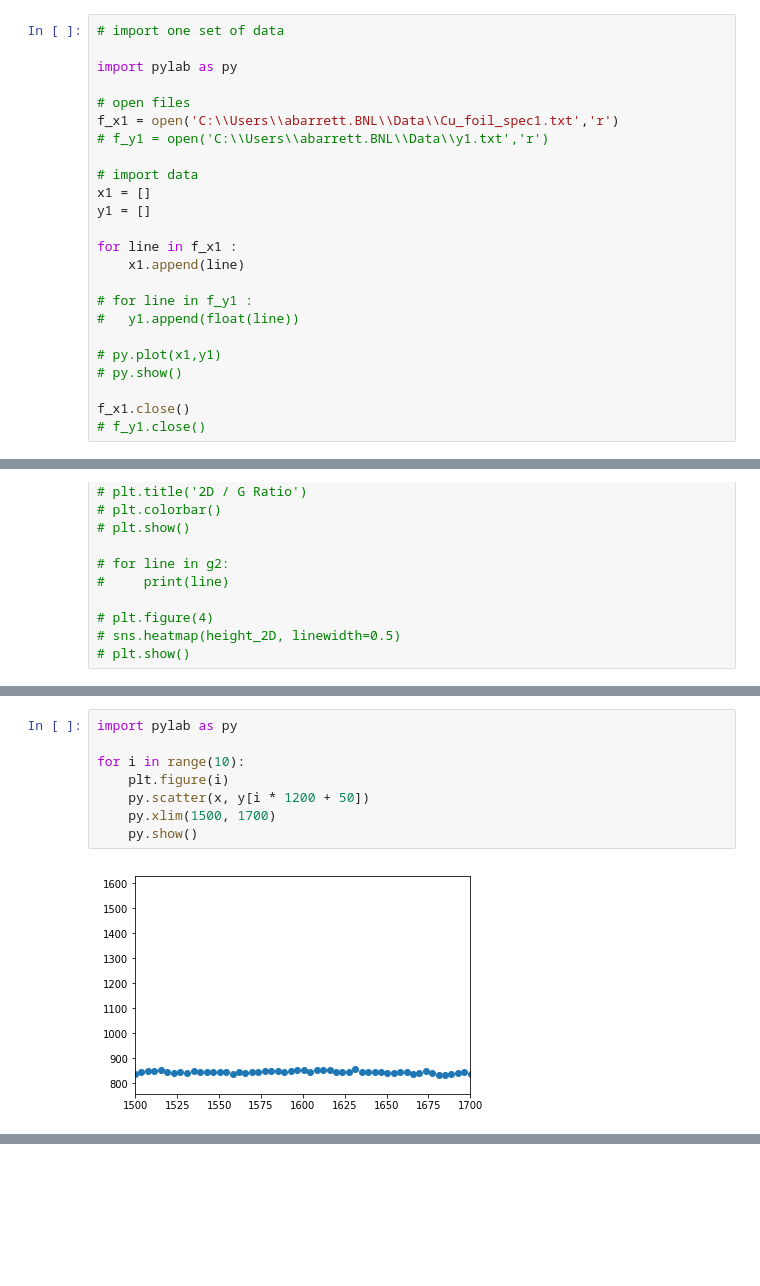
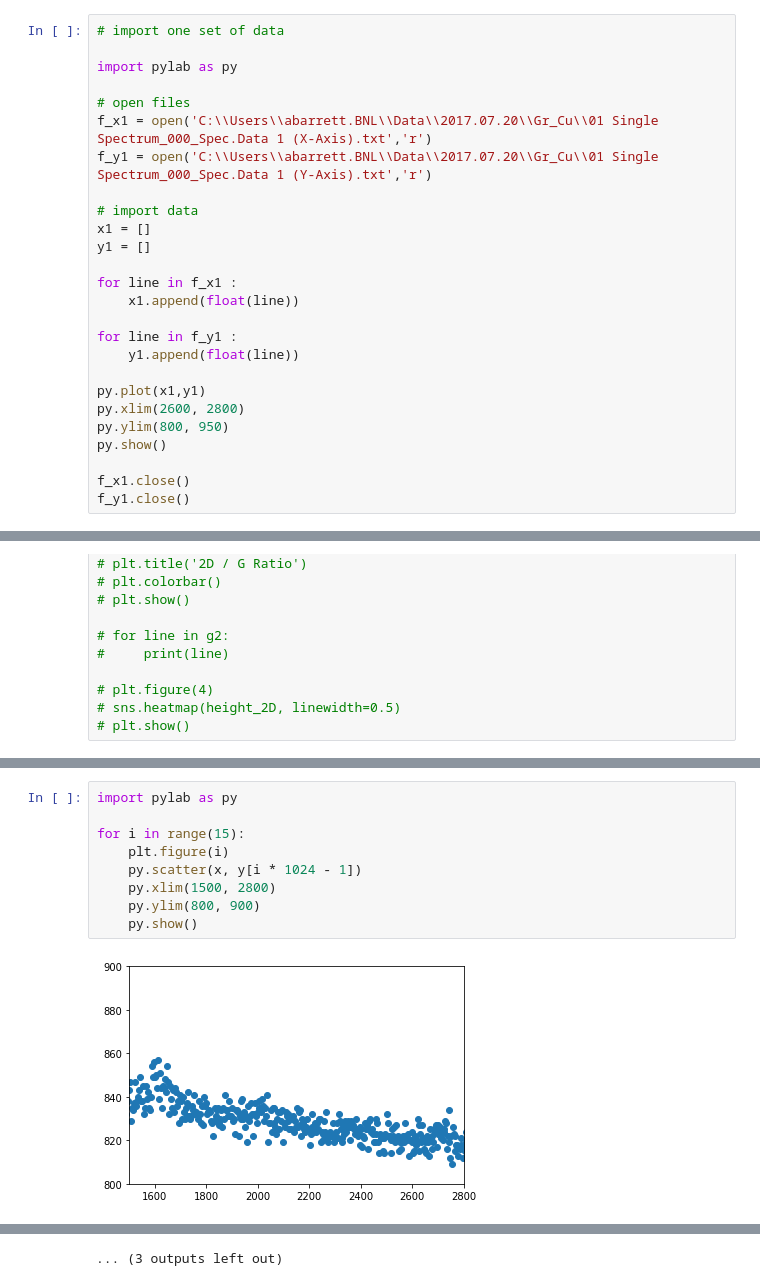
Before and after one commit to alexanderbarrett/Graphene, a Jupyter notebook: initial.ipynb, the cells around one changed output, grey strips where cells are left out. Saved outputs shown, nothing was run; the diff lists cells and outputs as text; blank space fills up the shorter version.

```diff
--- a/initial.ipynb
+++ b/initial.ipynb
@@ -4,22 +4,24 @@
 import pylab as py
 
 # open files
-f_x1 = open('C:\\Users\\abarrett.BNL\\Data\\Cu_foil_spec1.txt','r')
-# f_y1 = open('C:\\Users\\abarrett.BNL\\Data\\y1.txt','r')
+f_x1 = open('C:\\Users\\abarrett.BNL\\Data\\2017.07.20\\Gr_Cu\\01 Single Spectrum_000_Spec.Data 1 (X-Axis).txt','r')
+f_y1 = open('C:\\Users\\abarrett.BNL\\Data\\2017.07.20\\Gr_Cu\\01 Single Spectrum_000_Spec.Data 1 (Y-Axis).txt','r')
 
 # import data
 x1 = []
 y1 = []
 
 for line in f_x1 :
-	x1.append(line)
+	x1.append(float(line))
 
-# for line in f_y1 :
-# 	y1.append(float(line))
+for line in f_y1 :
+	y1.append(float(line))
 
-# py.plot(x1,y1)
-# py.show()
+py.plot(x1,y1)
+py.xlim(2600, 2800)
+py.ylim(800, 950)
+py.show()
 
 f_x1.close()
-# f_y1.close()
+f_y1.close()
 # %% [output]
@@ -273,10 +275,11 @@ y = np.split(y_temp, pxl_count)
 # %%
 import pylab as py
 
-for i in range(10):
+for i in range(15):
     plt.figure(i)
-    py.scatter(x, y[i * 1200 + 50])
-    py.xlim(1500, 1700)
+    py.scatter(x, y[i * 1024 - 1])
+    py.xlim(1500, 2800)
+    py.ylim(800, 900)
     py.show()
 # %% [output]
-[figure, old version]
+[figure, new version]
@@ -291,0 +297 @@ for i in range(10):
+... (3 outputs left out)
```
Also changed, not shown: parts of 9 cells of this notebook.
